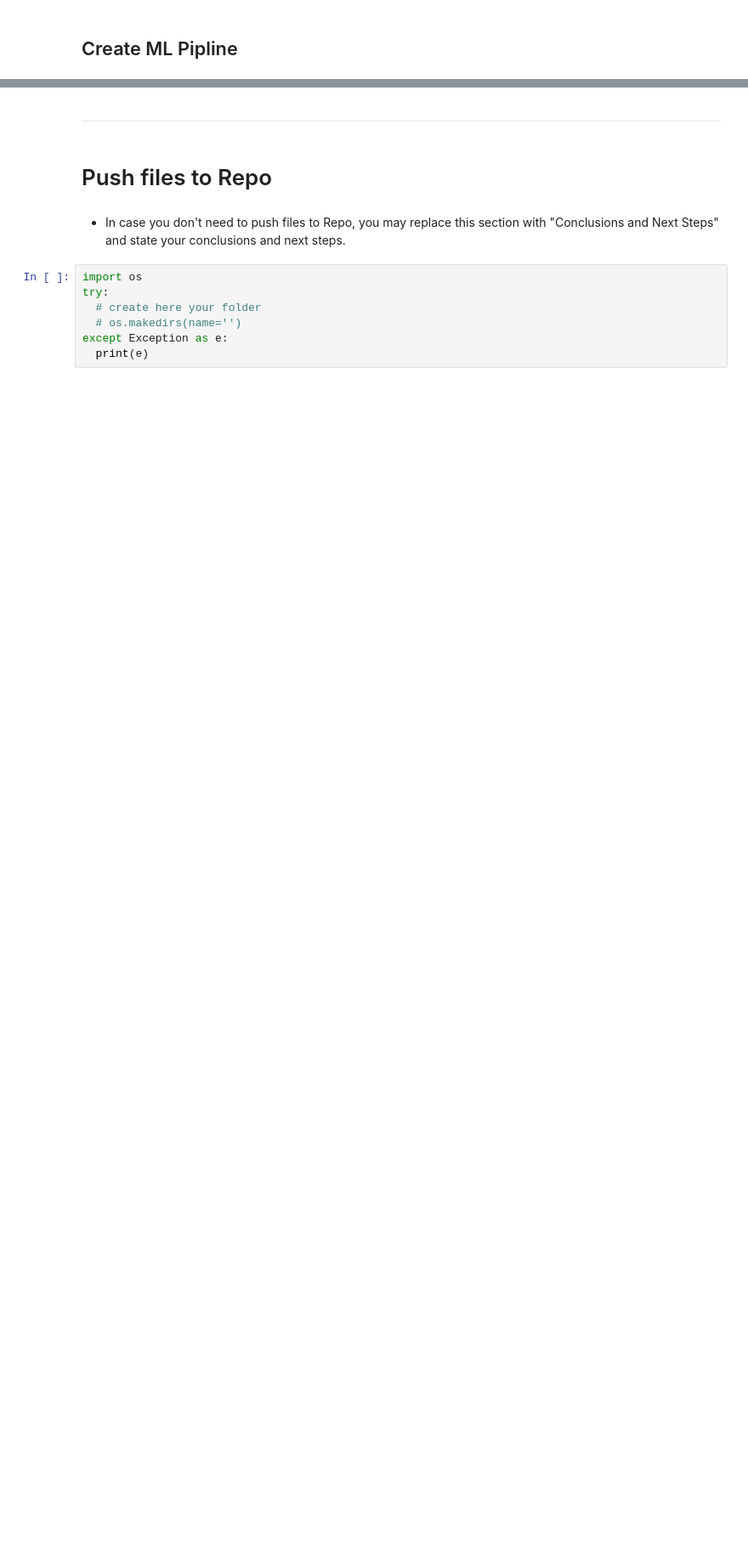
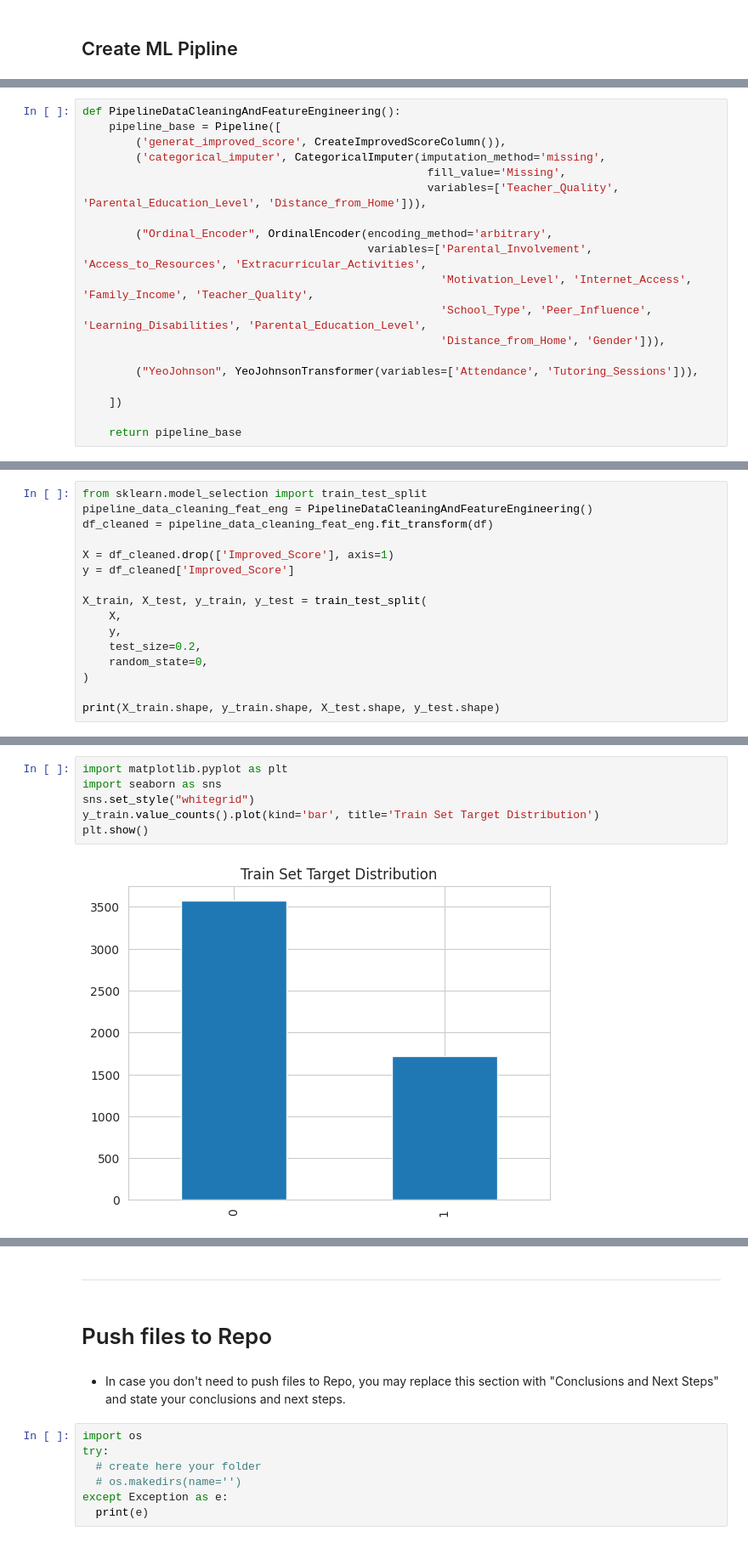
Before and after one commit to Ko11e/Student-Performance, a Jupyter notebook: jupyter_notebooks/06 - Modeling and Evaluation - Predict Score Improvment.ipynb, the cells around one changed output, grey strips where cells are left out. Shown at 85% size. Cells and saved outputs as stored; diff of their text form; blank space fills up the shorter version.

Commit message:
Start notbook for predicting Improved score

```diff
--- a/jupyter_notebooks/06 - Modeling and Evaluation - Predict Score Improvment.ipynb
+++ b/jupyter_notebooks/06 - Modeling and Evaluation - Predict Score Improvment.ipynb
@@ -87,0 +117,19 @@ from sklearn.ensemble import ExtraTreesRegressor
+# %%
+def PipelineDataCleaningAndFeatureEngineering():
+    pipeline_base = Pipeline([
+        ('generat_improved_score', CreateImprovedScoreColumn()),
+        ('categorical_imputer', CategoricalImputer(imputation_method='missing',
+                                                    fill_value='Missing',
+                                                    variables=['Teacher_Quality', 'Parental_Education_Level', 'Distance_from_Home'])),
+
+        ("Ordinal_Encoder", OrdinalEncoder(encoding_method='arbitrary',
+                                           variables=['Parental_Involvement', 'Access_to_Resources', 'Extracurricular_Activities',
+                                                      'Motivation_Level', 'Internet_Access', 'Family_Income', 'Teacher_Quality',
+                                                      'School_Type', 'Peer_Influence', 'Learning_Disabilities', 'Parental_Education_Level',
+                                                      'Distance_from_Home', 'Gender'])),
+
+        ("YeoJohnson", YeoJohnsonTransformer(variables=['Attendance', 'Tutoring_Sessions'])),
+
+    ])
+
+    return pipeline_base
@@ -87,0 +216,16 @@ from sklearn.ensemble import ExtraTreesRegressor
+# %%
+from sklearn.model_selection import train_test_split
+pipeline_data_cleaning_feat_eng = PipelineDataCleaningAndFeatureEngineering()
+df_cleaned = pipeline_data_cleaning_feat_eng.fit_transform(df)
+
+X = df_cleaned.drop(['Improved_Score'], axis=1)
+y = df_cleaned['Improved_Score']
+
+X_train, X_test, y_train, y_test = train_test_split(
+    X,
+    y,
+    test_size=0.2,
+    random_state=0,
+)
+
+print(X_train.shape, y_train.shape, X_test.shape, y_test.shape)
@@ -87,0 +236,8 @@ from sklearn.ensemble import ExtraTreesRegressor
+# %%
+import matplotlib.pyplot as plt
+import seaborn as sns
+sns.set_style("whitegrid")
+y_train.value_counts().plot(kind='bar', title='Train Set Target Distribution')
+plt.show()
+# %% [output]
+[figure, added]
```
Also changed, not shown: parts of 17 cells of this notebook.
